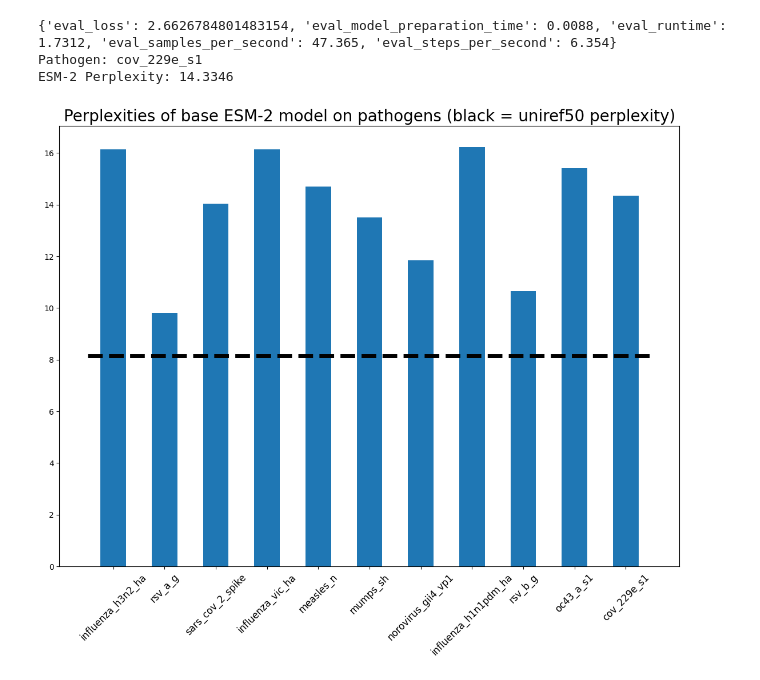
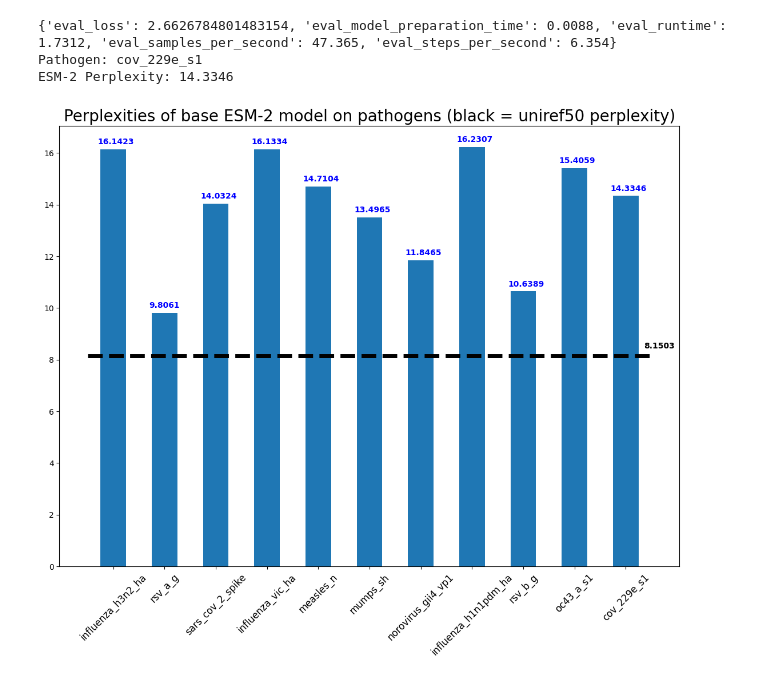
Before and after one commit to blab/mutational-embedding-vectors, a Jupyter notebook: notebooks/ex1_exploration.ipynb, the cells around one changed output. Saved outputs shown, nothing was run; the diff lists cells and outputs as text; code cells hidden in the pictures.

```diff
--- a/notebooks/ex1_exploration.ipynb
+++ b/notebooks/ex1_exploration.ipynb
@@ -125,7 +125,7 @@ Uniref50 ESM-2 Perplexity: 8.1503
 ## Perplexity of ESM on different pathogens
 # %%
 # data loading
-with open("../../config/pathogen_config.yaml", "r") as config_file:
+with open("../config/pathogen_config.yaml", "r") as config_file:
     config = yaml.safe_load(config_file)
 pathogens = list(config["pathogens"].keys())
 data_collator = DataCollatorForLanguageModeling(tokenizer=tokenizer,return_tensors='pt',mlm_probability=0.15)
@@ -205,14 +205,18 @@ ESM-2 Perplexity: 15.4059
 Pathogen: cov_229e_s1
 ESM-2 Perplexity: 14.3346
 # %%
-with open("pathogen_perplexities.json", "r") as file:
+with open("./plm_circuits/pathogen_perplexities.json", "r") as file:
     pathogen_perplexities = json.load(file)
 # %%
 fig, ax = plt.subplots(1,1,figsize=(14,10))
 ax.set_title("Perplexities of base ESM-2 model on pathogens (black = uniref50 perplexity)",fontsize=20)
 ax.bar(x=pathogens, height=[pathogen_perplexities[p] for p in pathogens], width=0.5)
 ax.tick_params("x", rotation=45, labelsize=12)
 ax.plot([-0.5,10.5], [pathogen_perplexities["uniref50"] for _ in range(2)], linestyle="dashed", color="black", linewidth=5)
+for i,v in enumerate([pathogen_perplexities[p] for p in pathogens]):
+    ax.text(i-0.3, v+0.2, f"{v:.4f}", color='blue', fontweight='bold')
+
+ax.text(len(pathogens) - 0.65, pathogen_perplexities["uniref50"] + .3, f"{pathogen_perplexities['uniref50']:.4f}", color="black", fontweight="bold")
 fig.show()
 # %% [output]
-[figure, old version]
+[figure, new version]
```
